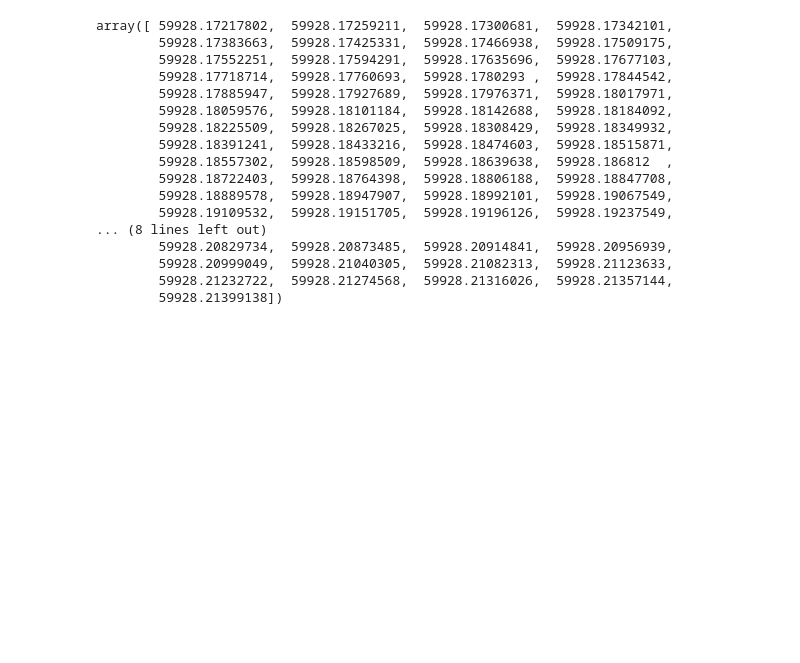
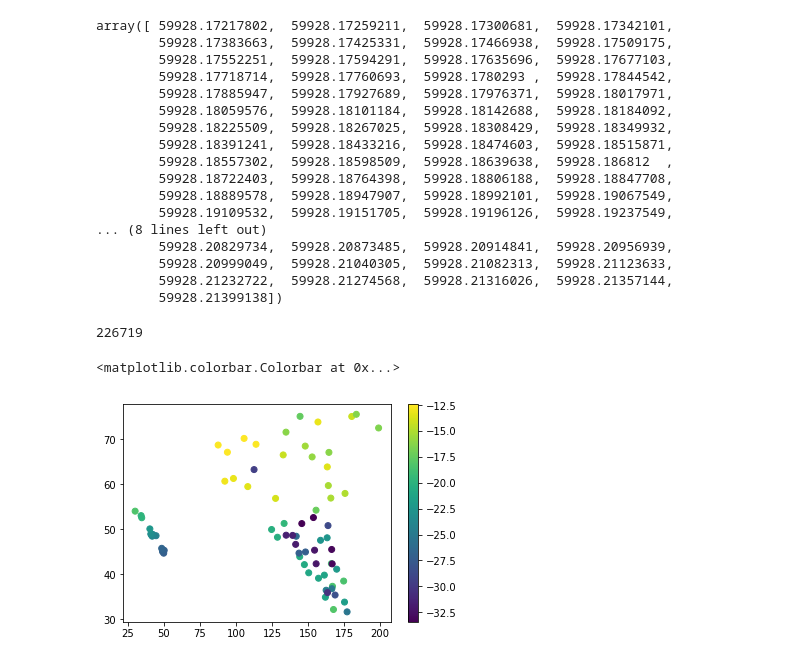
Before and after one commit to yoachim/satellite_collisions, a Jupyter notebook: viz_hits_fivek.ipynb, the cells around one changed output. Cells and saved outputs as stored; diff of their text form; code cells hidden in the pictures; blank space fills up the shorter version.

```diff
--- a/viz_hits_fivek.ipynb
+++ b/viz_hits_fivek.ipynb
@@ -74,3 +75,15 @@ array([ 59928.17217802,  59928.17259211,  59928.17300681,  59928.17342101,
         59928.20999049,  59928.21040305,  59928.21082313,  59928.21123633,
         59928.21232722,  59928.21274568,  59928.21316026,  59928.21357144,
         59928.21399138])
+# %%
+hits.size
+# %% [output]
+226719
+# %%
+good = np.where((df['night'] == 76) & (df['hit'] > 0))
+# %%
+plt.scatter(df['azimuth'].values[good], df['altitude'].values[good], c=df['sunAlt'].values[good])
+plt.colorbar()
+# %% [output]
+<matplotlib.colorbar.Colorbar at 0x...>
+[figure, added]
```
Also changed, not shown: parts of 4 cells of this notebook, 4 other files.
